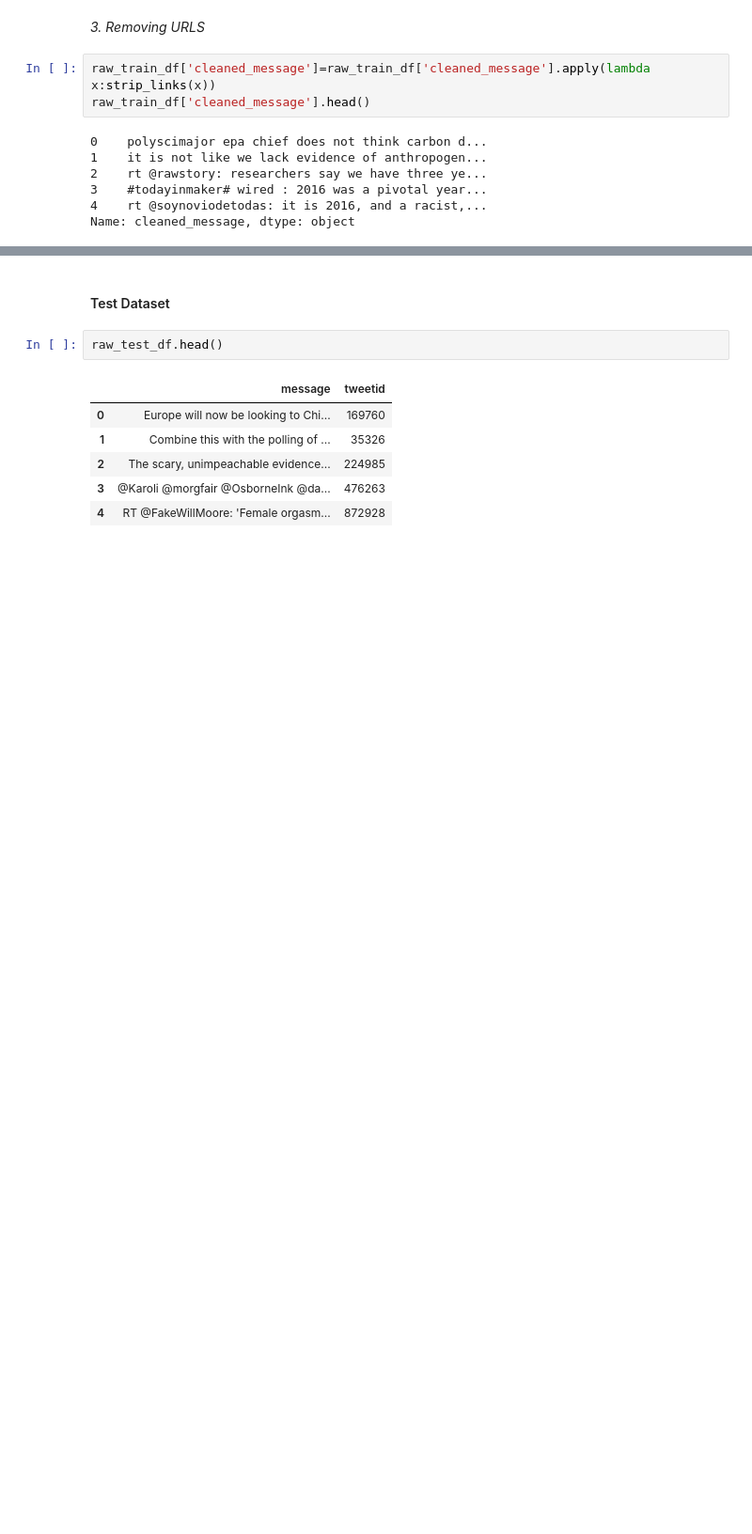
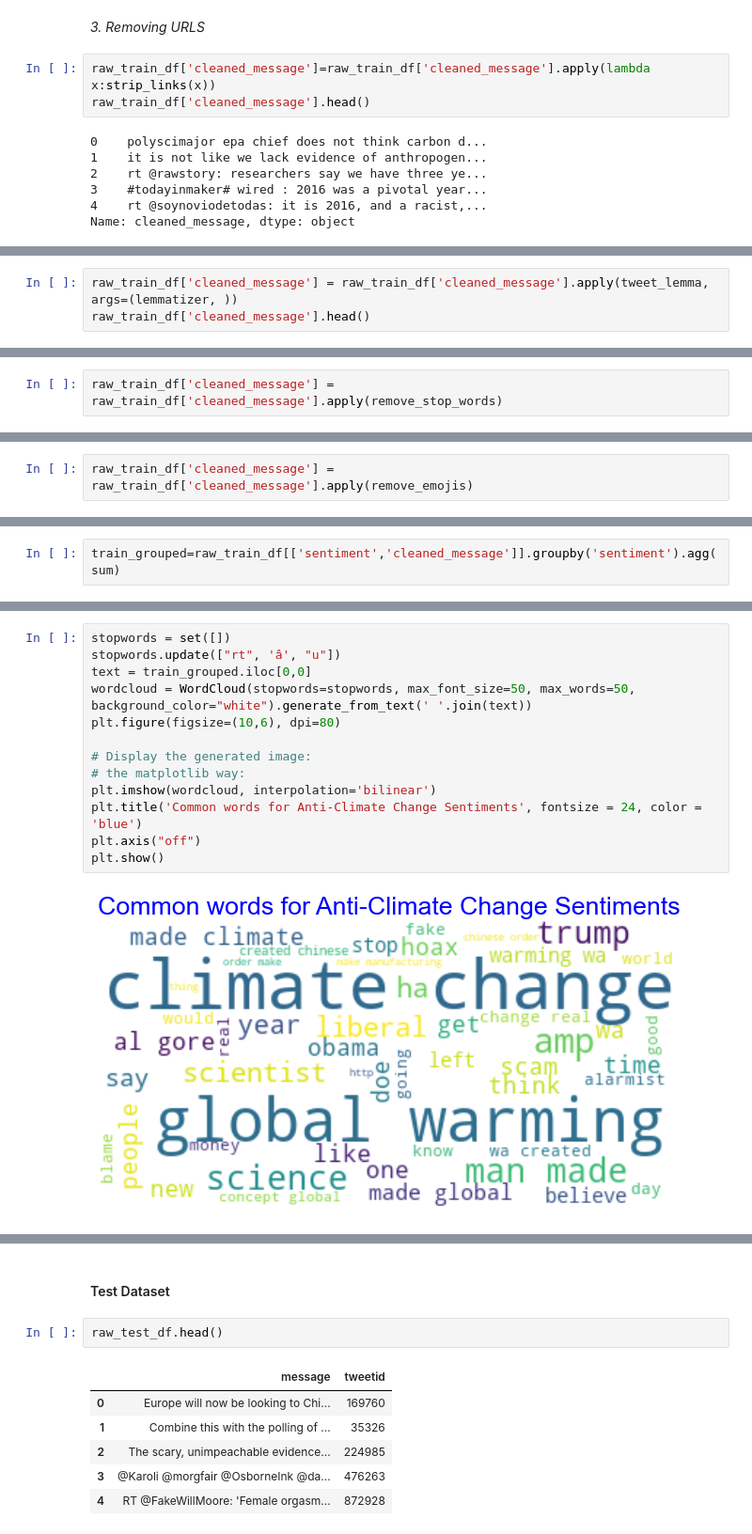
Before and after one commit to JessWN/2110ACDS_T13, a Jupyter notebook: 2110ACDS_T13.ipynb, the cells around one changed output, grey strips where cells are left out. Shown at 94% size. Cells and saved outputs as stored; diff of their text form; blank space fills up the shorter version.

```diff
--- a/2110ACDS_T13.ipynb
+++ b/2110ACDS_T13.ipynb
@@ -293,0 +347,3 @@ print(string.punctuation)
+# %%
+raw_train_df['cleaned_message'] = raw_train_df['cleaned_message'].apply(tweet_lemma, args=(lemmatizer, ))
+raw_train_df['cleaned_message'].head()
@@ -293,0 +359,2 @@ print(string.punctuation)
+# %%
+raw_train_df['cleaned_message'] = raw_train_df['cleaned_message'].apply(remove_stop_words)
@@ -293,0 +372,2 @@ print(string.punctuation)
+# %%
+raw_train_df['cleaned_message'] = raw_train_df['cleaned_message'].apply(remove_emojis)
@@ -293,0 +378,2 @@ print(string.punctuation)
+# %%
+train_grouped=raw_train_df[['sentiment','cleaned_message']].groupby('sentiment').agg(sum)
@@ -293,0 +389,15 @@ print(string.punctuation)
+# %%
+stopwords = set([])
+stopwords.update(["rt", 'â', "u"])
+text = train_grouped.iloc[0,0]
+wordcloud = WordCloud(stopwords=stopwords, max_font_size=50, max_words=50, background_color="white").generate_from_text(' '.join(text))
+plt.figure(figsize=(10,6), dpi=80)
+
+# Display the generated image:
+# the matplotlib way:
+plt.imshow(wordcloud, interpolation='bilinear')
+plt.title('Common words for Anti-Climate Change Sentiments', fontsize = 24, color = 'blue')
+plt.axis("off")
+plt.show()
+# %% [output]
+[figure, added]
```
Also changed, not shown: parts of 27 cells of this notebook.
